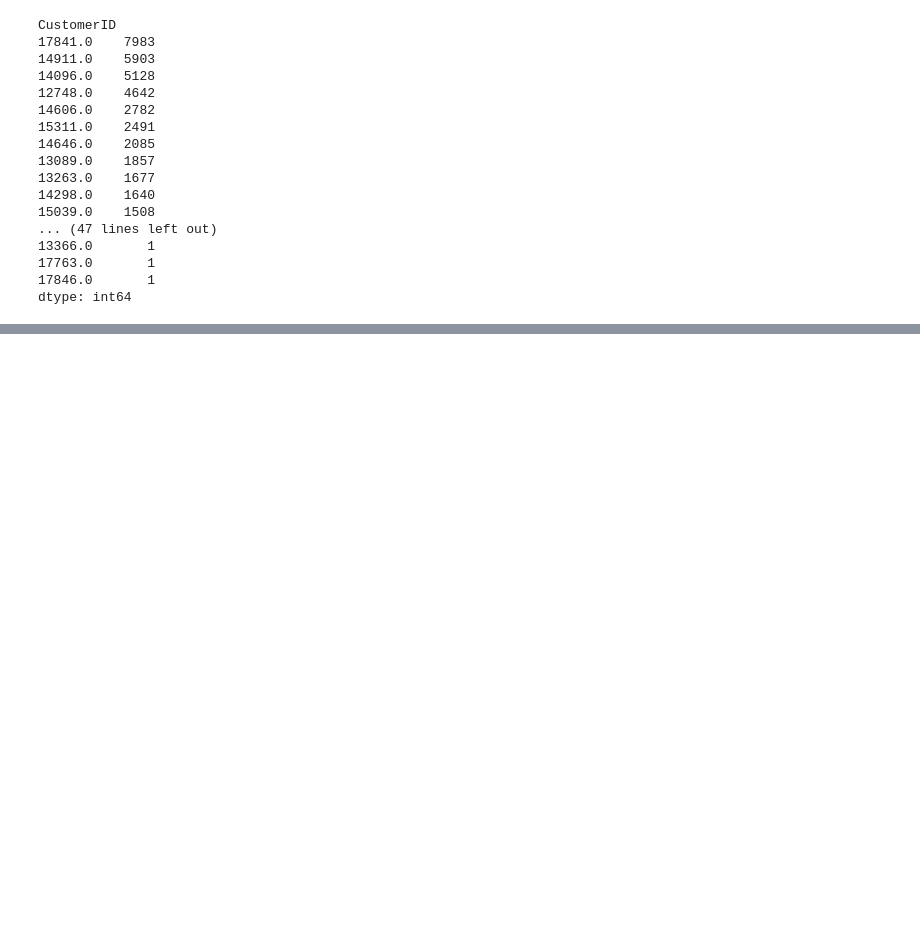
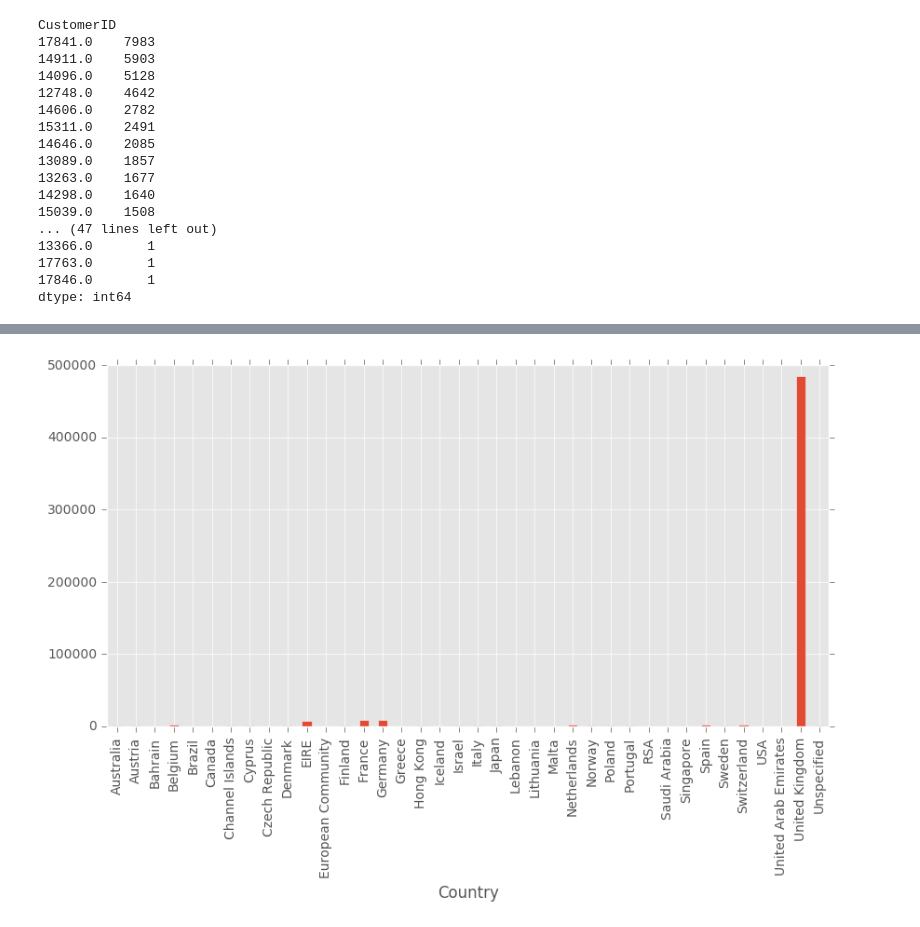
Before and after one commit to Fujiki-Nakamura/OnlineRetailAnalysis, a Jupyter notebook: EDA/customers.ipynb, the cells around one changed output, grey strips where cells are left out. Cells and saved outputs as stored; diff of their text form; code cells hidden in the pictures; blank space fills up the shorter version.

```diff
--- a/EDA/customers.ipynb
+++ b/EDA/customers.ipynb
@@ -59,0 +267,10 @@ dtype: int64
+# %%
+# Quantity < 0 などのレコードを除外したデータを見たときに、トランザクション数の多い Country は？
+# NOTE:
+# 除外をしない場合とほとんど変わらないように見える。
+
+figsize = (10, 5)
+df_sales.groupby('Country').size().plot(kind='bar', figsize=figsize)
+plt.show()
+# %% [output]
+[figure, added]
```
Also changed, not shown: parts of 36 cells of this notebook, 3 other files.
